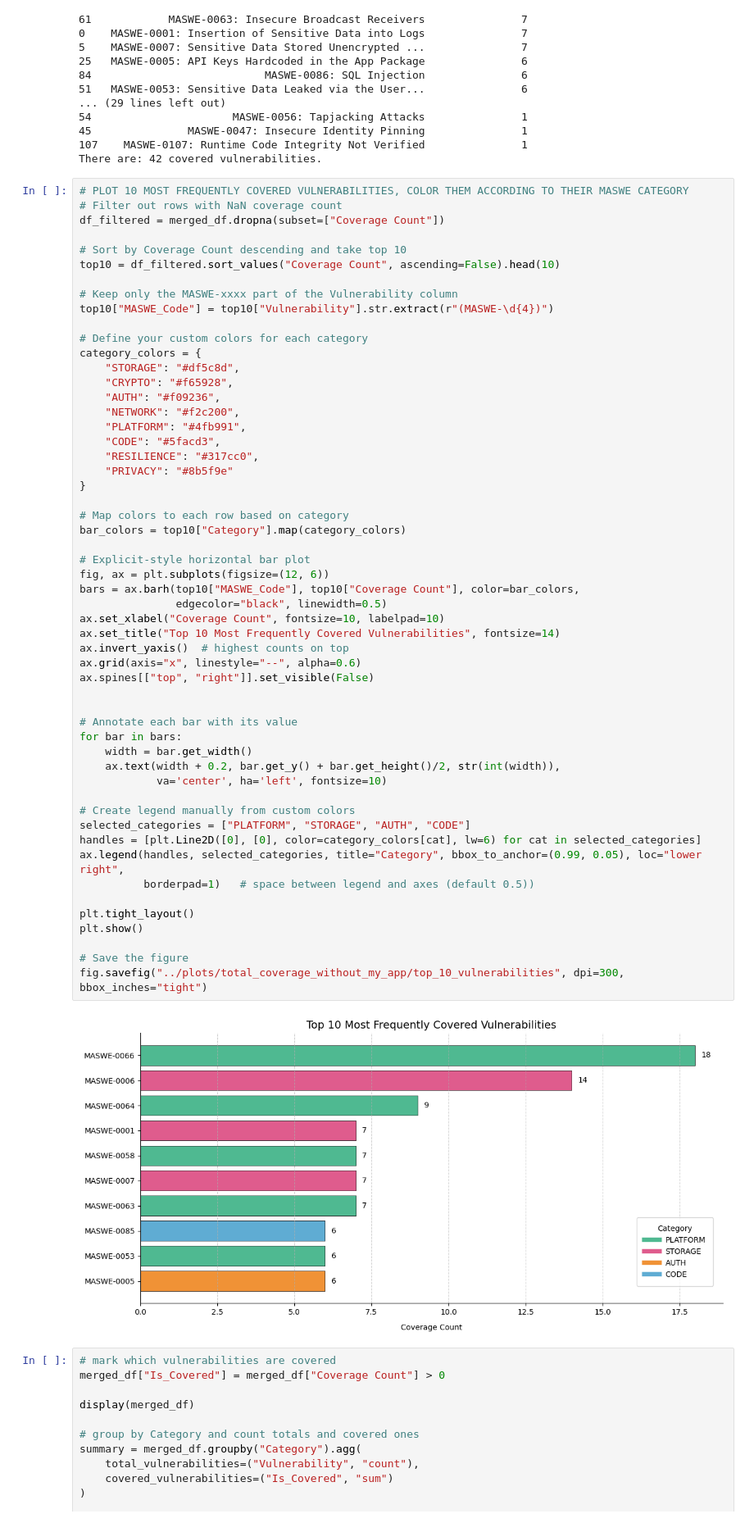
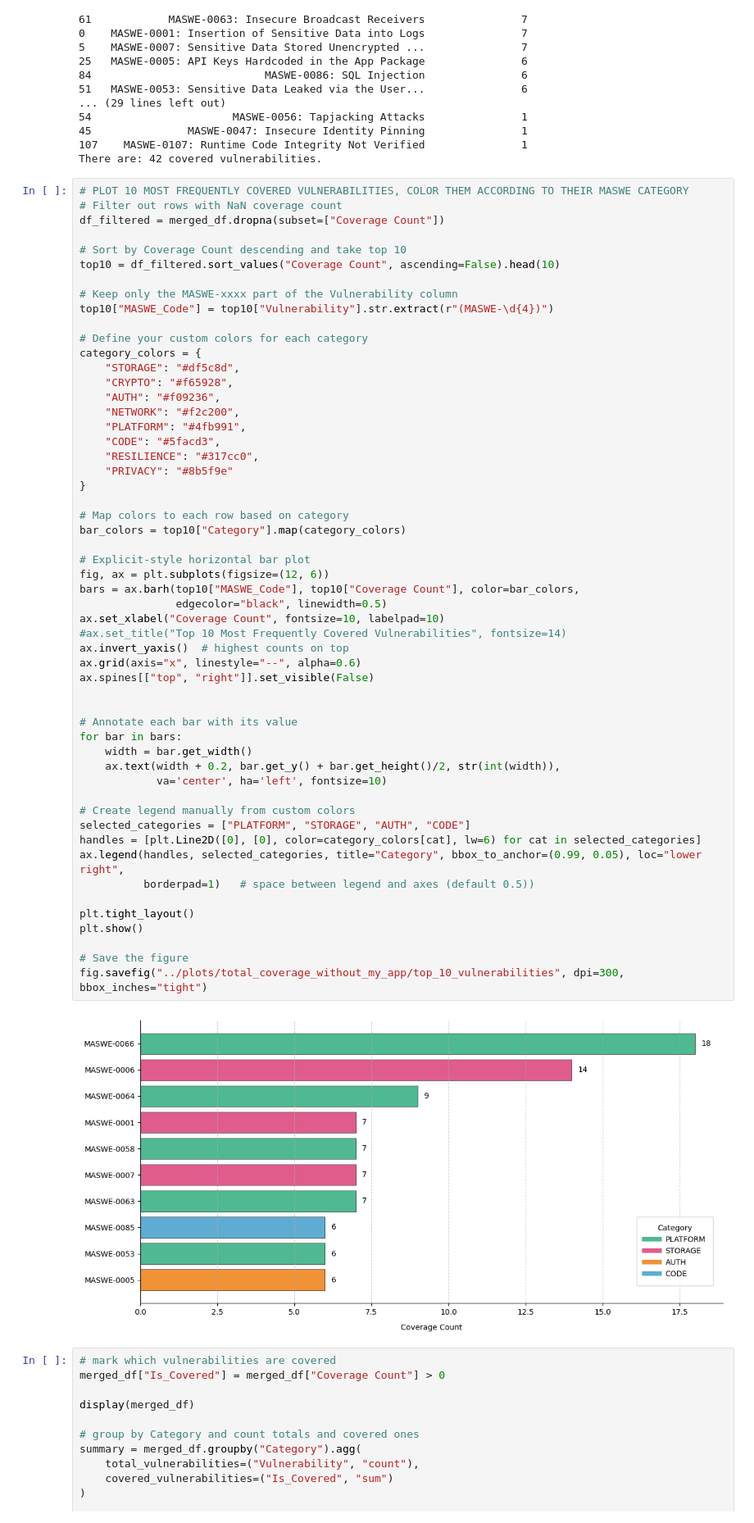
Before and after one commit to domi-cmd/Reference_Application_for_OWASP_MASTG, a Jupyter notebook: dev_documents/seminar_thesis/reference_apps/data_manipulation/app_vulnerability_coverage.ipynb, the cells around one changed output. Shown at 82% size. Cells and saved outputs as stored; diff of their text form.

Commit message:
Removed the title from all plots. Renamed all <MASWE Category> to <MASVS Category>

```diff
--- a/dev_documents/seminar_thesis/reference_apps/data_manipulation/app_vulnerability_coverage.ipynb
+++ b/dev_documents/seminar_thesis/reference_apps/data_manipulation/app_vulnerability_coverage.ipynb
@@ -174,35 +174,35 @@ category_colors = {
 bar_colors = top10["Category"].map(category_colors)
 
 # Explicit-style horizontal bar plot
 fig, ax = plt.subplots(figsize=(12, 6))
 bars = ax.barh(top10["MASWE_Code"], top10["Coverage Count"], color=bar_colors,
                edgecolor="black", linewidth=0.5)
 ax.set_xlabel("Coverage Count", fontsize=10, labelpad=10)
-ax.set_title("Top 10 Most Frequently Covered Vulnerabilities", fontsize=14)
+#ax.set_title("Top 10 Most Frequently Covered Vulnerabilities", fontsize=14)
 ax.invert_yaxis()  # highest counts on top
 ax.grid(axis="x", linestyle="--", alpha=0.6)
 ax.spines[["top", "right"]].set_visible(False)
 
 
 # Annotate each bar with its value
 for bar in bars:
     width = bar.get_width()
     ax.text(width + 0.2, bar.get_y() + bar.get_height()/2, str(int(width)),
             va='center', ha='left', fontsize=10)
 
 # Create legend manually from custom colors
 selected_categories = ["PLATFORM", "STORAGE", "AUTH", "CODE"]
 handles = [plt.Line2D([0], [0], color=category_colors[cat], lw=6) for cat in selected_categories]
 ax.legend(handles, selected_categories, title="Category", bbox_to_anchor=(0.99, 0.05), loc="lower right",
           borderpad=1)   # space between legend and axes (default 0.5))
 
 plt.tight_layout()
 plt.show()
 
 # Save the figure
 fig.savefig("../plots/total_coverage_without_my_app/top_10_vulnerabilities", dpi=300, bbox_inches="tight")
 # %% [output]
-[figure, old version]
+[figure, new version]
 # %%
 # mark which vulnerabilities are covered
 merged_df["Is_Covered"] = merged_df["Coverage Count"] > 0
```
Also changed, not shown: parts of 2 cells of this notebook, 11 other files.
